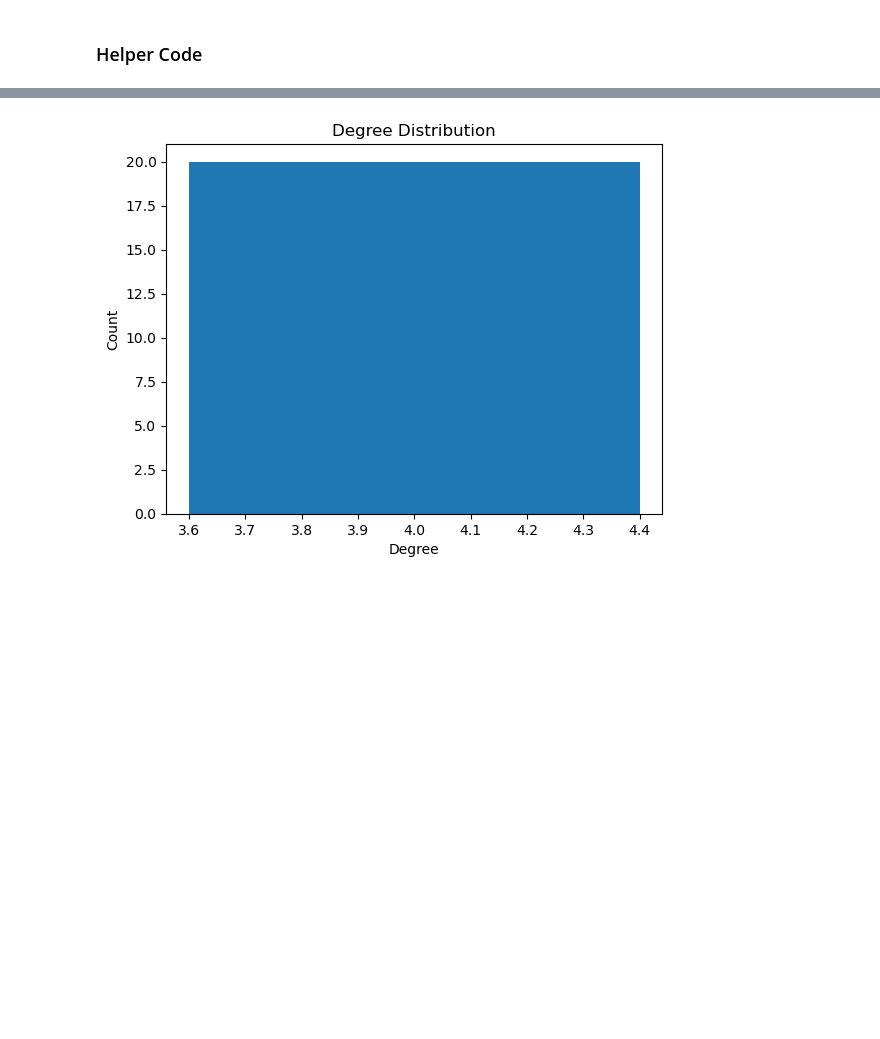
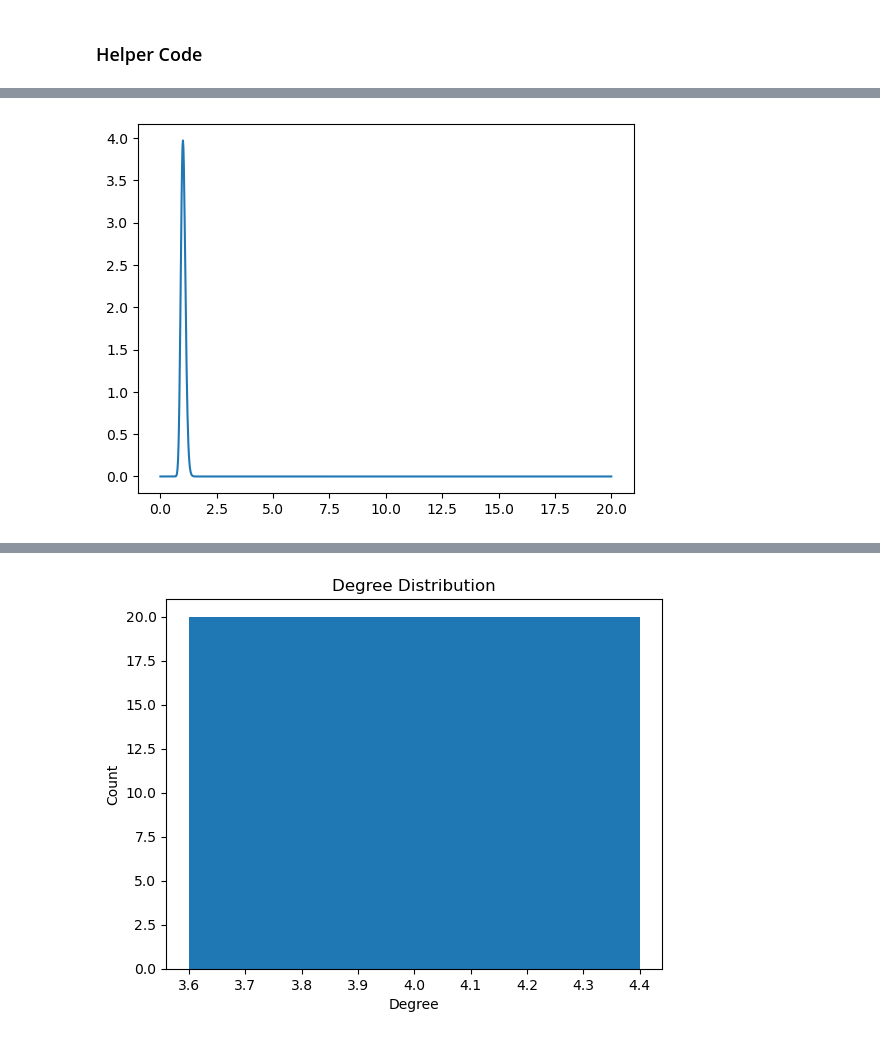
Before and after one commit to ethanp55/network_science, a Jupyter notebook: project1.ipynb, the cells around one changed output, grey strips where cells are left out. Cells and saved outputs as stored; diff of their text form; code cells hidden in the pictures; blank space fills up the shorter version.

```diff
--- a/project1.ipynb
+++ b/project1.ipynb
@@ -326,0 +362,10 @@ class Simulation:
+# %%
+# Test exposure duration distribution
+x = np.linspace(0, 20, 1000)
+e_mu_test, e_sigma_test = 0.01, 0.1
+pdf_values = lognorm.pdf(x, e_sigma_test, scale=np.exp(e_mu_test))
+
+plt.plot(x, pdf_values)
+plt.show()
+# %% [output]
+[figure, added]
```
Also changed, not shown: parts of 108 cells of this notebook, 3 other files.
